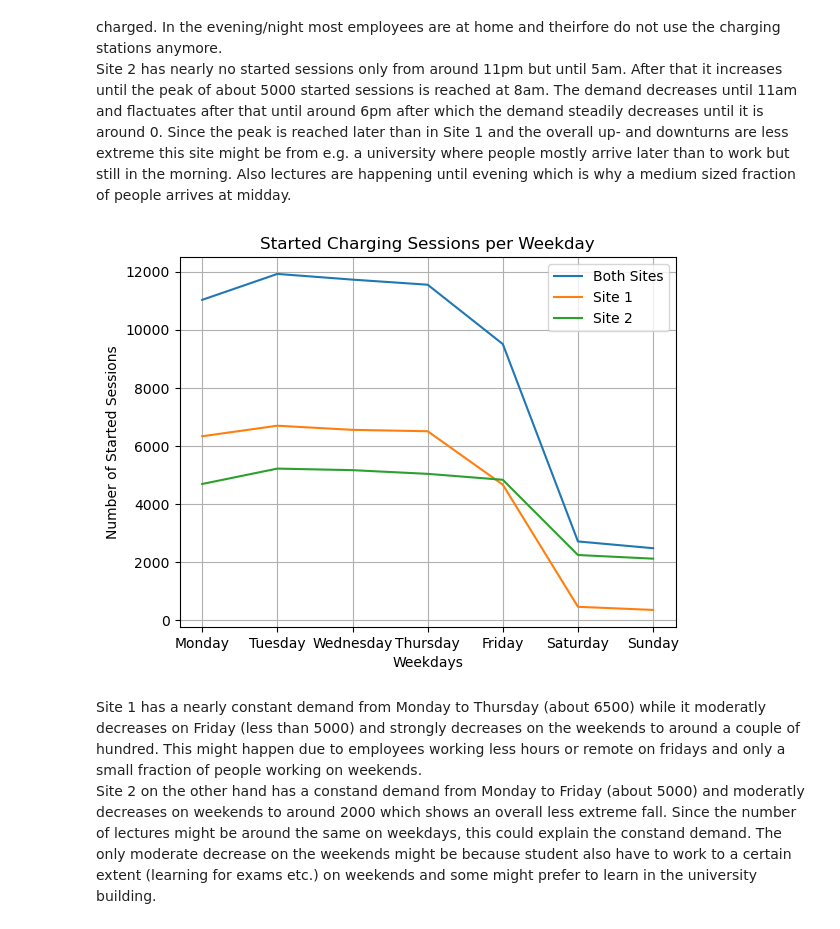
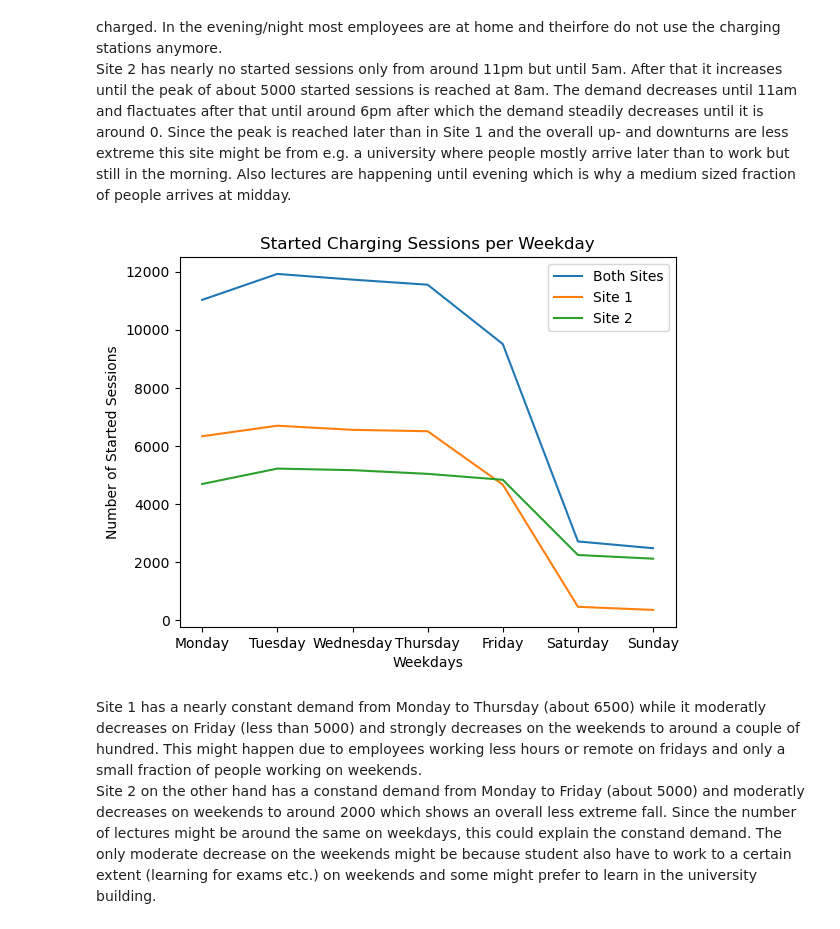
Before and after one commit to JakobJetter/AA_Project_WS2526, a Jupyter notebook: 02_Descriptive_Analytics/key_performance_indicators.ipynb, the cells around one changed output. Cells and saved outputs as stored; diff of their text form; code cells hidden in the pictures.

```diff
--- a/02_Descriptive_Analytics/key_performance_indicators.ipynb
+++ b/02_Descriptive_Analytics/key_performance_indicators.ipynb
@@ -150,21 +149,20 @@ Site 2 has nearly no started sessions only from around 11pm but until 5am. After
 # %%
 sessions_per_weekday = (charging_data_weekdays.size())
 sessions_per_weekday_site1 = (site1_weekdays.size())
 sessions_per_weekday_site2 = (site2_weekdays.size())
 
 plt.figure()
 plt.plot(sessions_per_weekday.index, sessions_per_weekday.values, label="Both Sites")
 plt.plot(sessions_per_weekday_site1.index, sessions_per_weekday_site1.values, label="Site 1")
 plt.plot(sessions_per_weekday_site2.index, sessions_per_weekday_site2.values, label="Site 2")
 plt.xlabel("Weekdays")
 plt.ylabel("Number of Started Sessions")
 plt.title("Started Charging Sessions per Weekday")
 plt.xticks(range(7), labels=weekdays)
-plt.grid(True)
 plt.legend()
 plt.show()
 # %% [output]
-[figure, old version]
+[figure, new version]
 # %% [markdown]
 Site 1 has a nearly constant demand from Monday to Thursday (about 6500) while it moderatly decreases on Friday (less than 5000) and strongly decreases on the weekends to around a couple of hundred. This might happen due to employees working less hours or remote on fridays and only a small fraction of people working on weekends.
 Site 2 on the other hand has a constand demand from Monday to Friday (about 5000) and moderatly decreases on weekends to around 2000 which shows an overall less extreme fall. Since the number of lectures might be around the same on weekdays, this could explain the constand demand. The only moderate decrease on the weekends might be because student also have to work to a certain extent (learning for exams etc.) on weekends and some might prefer to learn in the university building.
```
Also changed, not shown: parts of 8 cells of this notebook.
